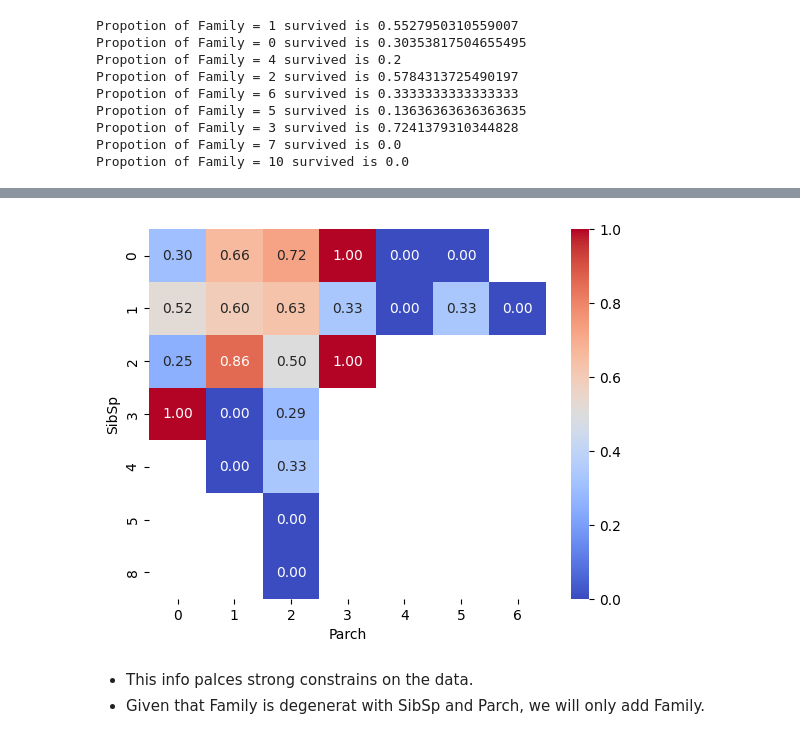
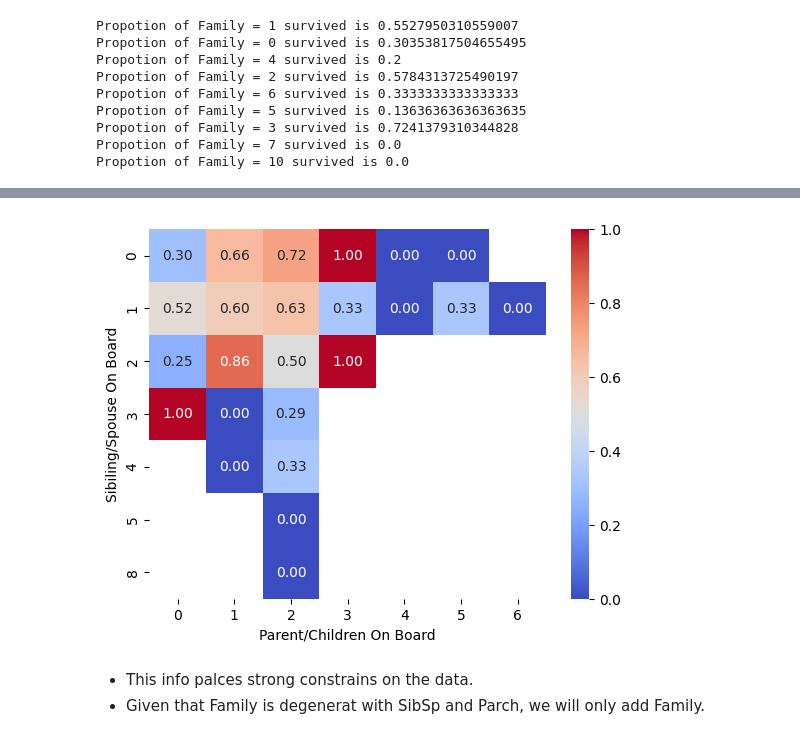
Before and after one commit to omarxz/data_science_projects, a Jupyter notebook: pandas_tensorFlow_scikit-learn/1_titanic/random_forest_approach.ipynb, the cells around one changed output, grey strips where cells are left out. Cells and saved outputs as stored; diff of their text form; code cells hidden in the pictures.

```diff
--- a/pandas_tensorFlow_scikit-learn/1_titanic/random_forest_approach.ipynb
+++ b/pandas_tensorFlow_scikit-learn/1_titanic/random_forest_approach.ipynb
@@ -324,8 +331,11 @@ sns.barplot(data=train_data, x='Family', y='Survived')
 # %%
 pivot_table_family = pd.pivot_table(train_data, values='Survived', index='SibSp', columns='Parch', aggfunc='mean')
 sns.heatmap(pivot_table_family, annot=True, cmap='coolwarm', fmt='.2f', cbar=True);
+plt.xlabel('Parent/Children On Board')
+plt.ylabel('Sibiling/Spouse On Board')
+fig.savefig('titanic_survived_by_relatives.pdf')
 # %% [output]
-[figure, old version]
+[figure, new version]
 # %% [markdown]
 - This info palces strong constrains on the data.
 - Given that Family is degenerat with SibSp and Parch, we will only add Family.
```
Also changed, not shown: parts of 7 cells of this notebook, 6 other files.
